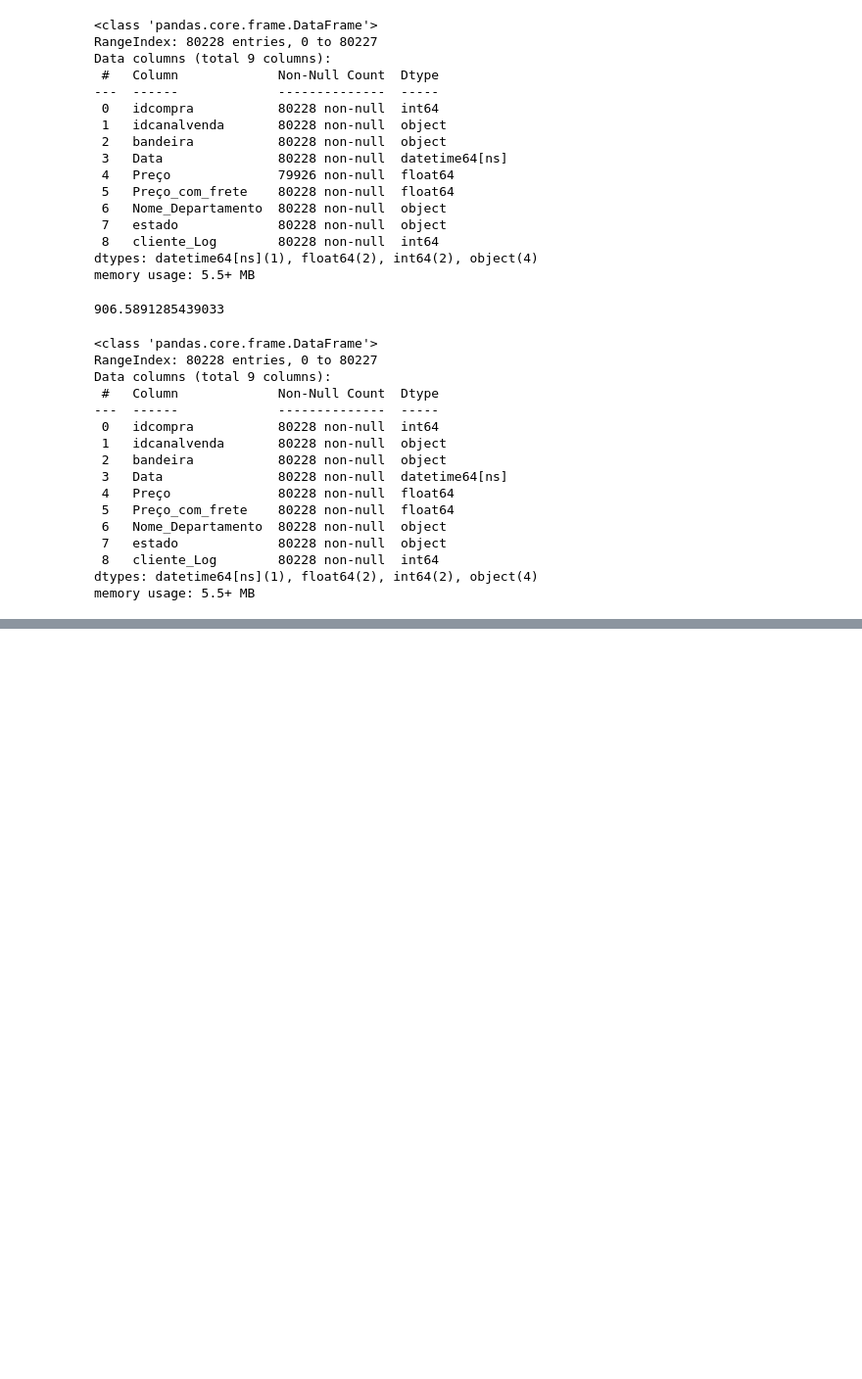
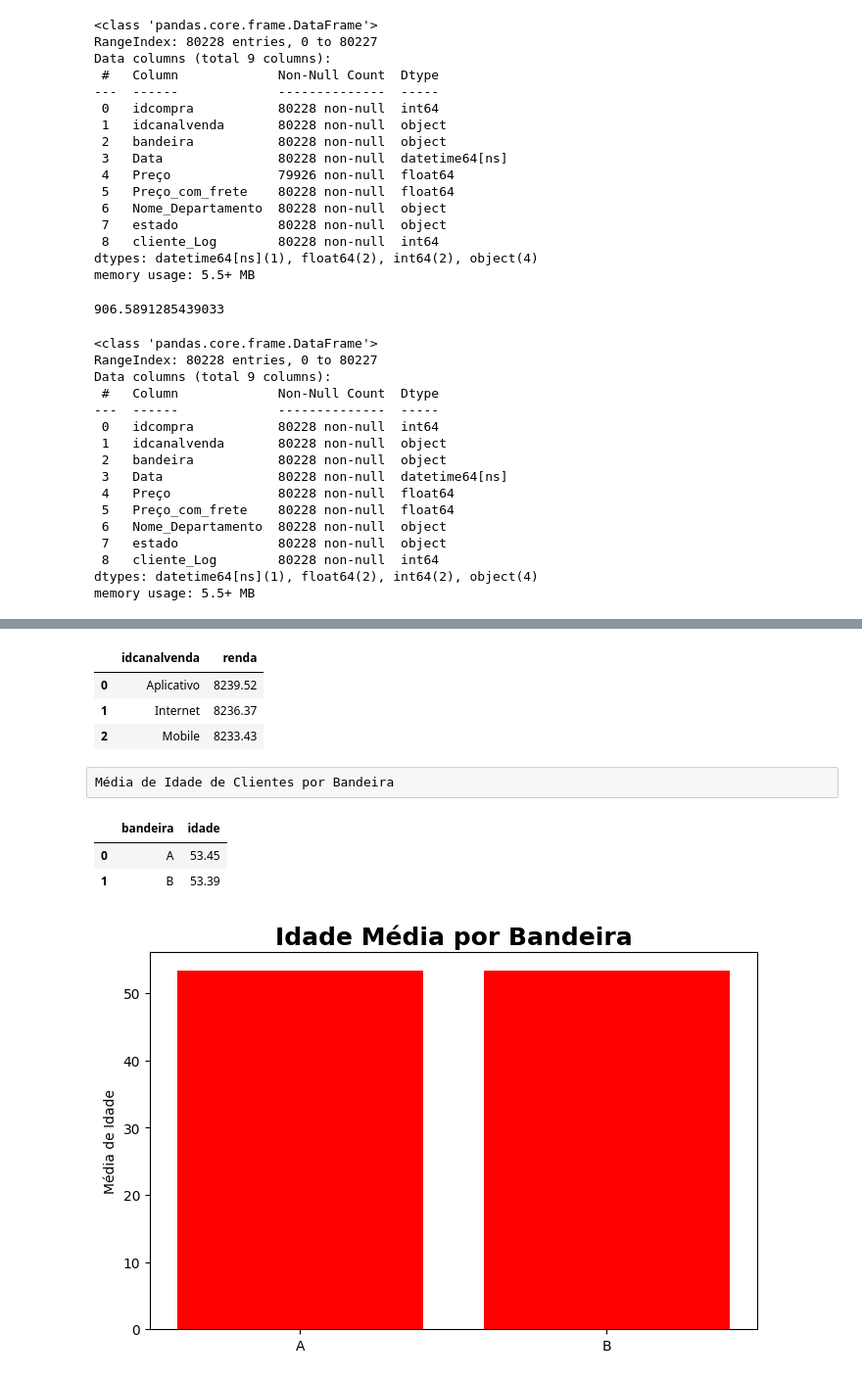
Before and after one commit to aristoxen/biblioteca_pandas, a Jupyter notebook: case_2.ipynb, the cells around one changed output, grey strips where cells are left out. Shown: that part at 98% size. Cells and saved outputs as stored; diff of their text form; code cells hidden in the pictures; blank space fills up the shorter version.

```diff
--- a/case_2.ipynb
+++ b/case_2.ipynb
@@ -170,0 +320,2 @@ memory usage: 5.5+ MB
+# %%
+cliente = pd.read_excel('cliente_varejo.xlsx')
@@ -170,0 +356,3 @@ memory usage: 5.5+ MB
+# %%
+cliente = cliente.astype({'renda':'float'})
+cliente.info()
@@ -170,0 +370,3 @@ memory usage: 5.5+ MB
+# %%
+vendas_cliente = vendas_correto.merge(cliente, how='left', on='cliente_Log')
+vendas_cliente.head()
@@ -170,0 +384,27 @@ memory usage: 5.5+ MB
+# %%
+agg_idcanal_renda
+# %% [output]
+|  | idcanalvenda | renda |
+| 0 | Aplicativo | 8239.52 |
+| 1 | Internet | 8236.37 |
+| 2 | Mobile | 8233.43 |
+# %% [raw]
+Média de Idade de Clientes por Bandeira
+# %%
+agg_idade_bandeira = round(vendas_cliente.groupby('bandeira')['idade'].agg('mean').sort_values(ascending=False).reset_index(),2)
+# %%
+agg_idade_bandeira
+# %% [output]
+|  | bandeira | idade |
+| 0 | A | 53.45 |
+| 1 | B | 53.39 |
+# %%
+fig = plt.figure(figsize=(8,5))
+
+plt.bar(agg_idade_bandeira['bandeira'], agg_idade_bandeira['idade'], color = 'red')
+
+plt.ylabel('Média de Idade')
+
+plt.title('Idade Média por Bandeira', loc='center', fontsize=18, fontweight='bold', color='black');
+# %% [output]
+[figure, added]
```
Also changed, not shown: parts of 35 cells of this notebook.
